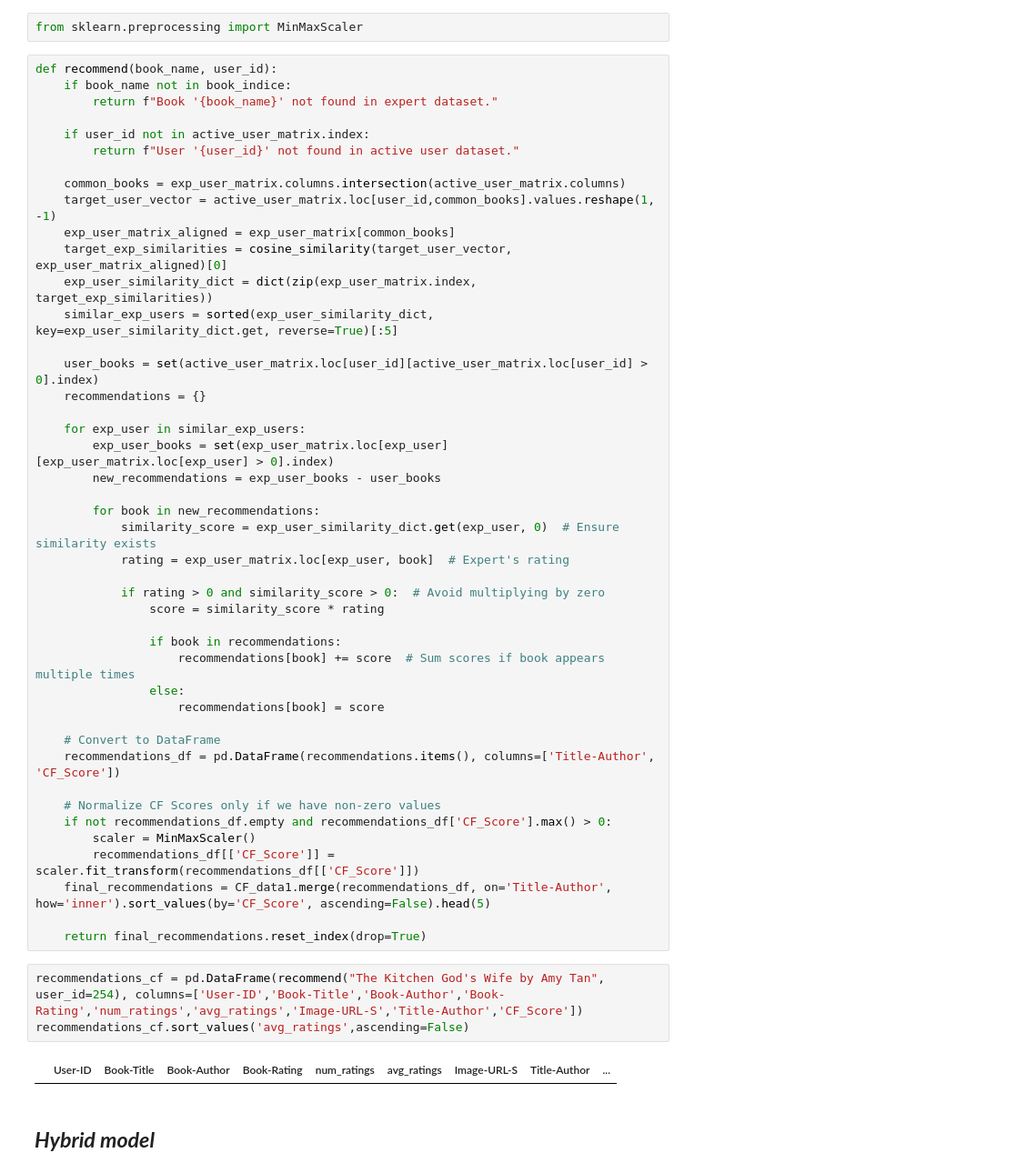
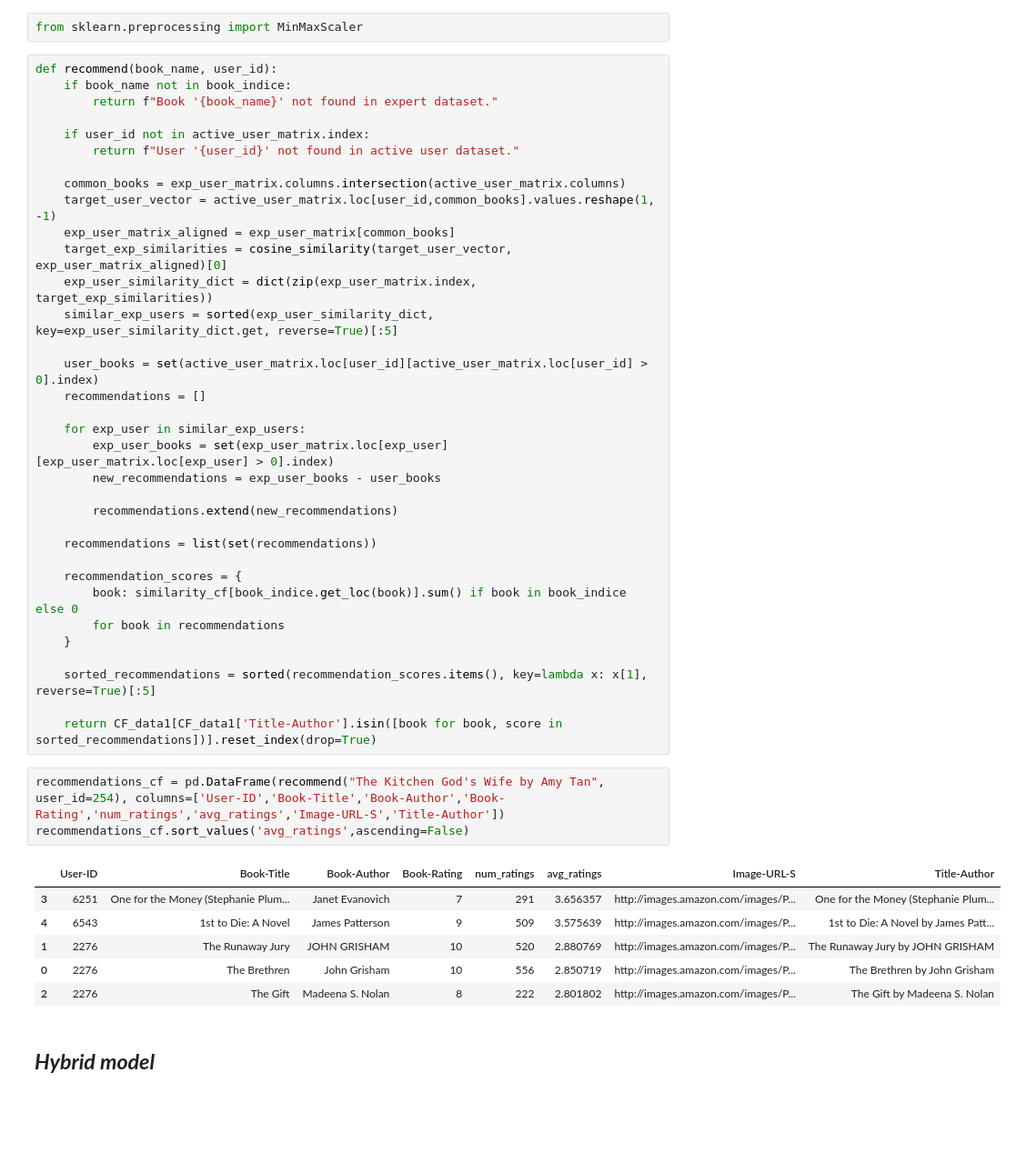
Before and after one commit to vidhan66/Book-Recommendation-System, a Jupyter notebook: Book_Recommendation_System.ipynb, the cells around one changed output. Shown at 91% size. Saved outputs shown, nothing was run; the diff lists cells and outputs as text; blank space fills up the shorter version.

Commit message:
added scores in cbf for hybrid model

```diff
--- a/Book_Recommendation_System.ipynb
+++ b/Book_Recommendation_System.ipynb
@@ -599,39 +599,34 @@ def recommend(book_name, user_id):
     similar_exp_users = sorted(exp_user_similarity_dict, key=exp_user_similarity_dict.get, reverse=True)[:5]
 
     user_books = set(active_user_matrix.loc[user_id][active_user_matrix.loc[user_id] > 0].index)
-    recommendations = {}
+    recommendations = []
 
     for exp_user in similar_exp_users:
         exp_user_books = set(exp_user_matrix.loc[exp_user][exp_user_matrix.loc[exp_user] > 0].index)
         new_recommendations = exp_user_books - user_books
 
-        for book in new_recommendations:
-            similarity_score = exp_user_similarity_dict.get(exp_user, 0)  # Ensure similarity exists
-            rating = exp_user_matrix.loc[exp_user, book]  # Expert's rating
+        recommendations.extend(new_recommendations)
 
-            if rating > 0 and similarity_score > 0:  # Avoid multiplying by zero
-                score = similarity_score * rating
+    recommendations = list(set(recommendations))
 
-                if book in recommendations:
-                    recommendations[book] += score  # Sum scores if book appears multiple times
-                else:
-                    recommendations[book] = score
+    recommendation_scores = {
+        book: similarity_cf[book_indice.get_loc(book)].sum() if book in book_indice else 0
+        for book in recommendations
+    }
 
-    # Convert to DataFrame
-    recommendations_df = pd.DataFrame(recommendations.items(), columns=['Title-Author', 'CF_Score'])
+    sorted_recommendations = sorted(recommendation_scores.items(), key=lambda x: x[1], reverse=True)[:5]
 
-    # Normalize CF Scores only if we have non-zero values
-    if not recommendations_df.empty and recommendations_df['CF_Score'].max() > 0:
-        scaler = MinMaxScaler()
-        recommendations_df[['CF_Score']] = scaler.fit_transform(recommendations_df[['CF_Score']])
-    final_recommendations = CF_data1.merge(recommendations_df, on='Title-Author', how='inner').sort_values(by='CF_Score', ascending=False).head(5)
-
-    return final_recommendations.reset_index(drop=True)
+    return CF_data1[CF_data1['Title-Author'].isin([book for book, score in sorted_recommendations])].reset_index(drop=True)
 # %%
-recommendations_cf = pd.DataFrame(recommend("The Kitchen God's Wife by Amy Tan", user_id=254), columns=['User-ID','Book-Title','Book-Author','Book-Rating','num_ratings','avg_ratings','Image-URL-S','Title-Author','CF_Score'])
+recommendations_cf = pd.DataFrame(recommend("The Kitchen God's Wife by Amy Tan", user_id=254), columns=['User-ID','Book-Title','Book-Author','Book-Rating','num_ratings','avg_ratings','Image-URL-S','Title-Author'])
 recommendations_cf.sort_values('avg_ratings',ascending=False)
 # %% [output]
-|  | User-ID | Book-Title | Book-Author | Book-Rating | num_ratings | avg_ratings | Image-URL-S | Title-Author | ... |
+|  | User-ID | Book-Title | Book-Author | Book-Rating | num_ratings | avg_ratings | Image-URL-S | Title-Author |
+| 3 | 6251 | One for the Money (Stephanie Plum... | Janet Evanovich | 7 | 291 | 3.656357 | http://images.amazon.com/images/P... | One for the Money (Stephanie Plum... |
+| 4 | 6543 | 1st to Die: A Novel | James Patterson | 9 | 509 | 3.575639 | http://images.amazon.com/images/P... | 1st to Die: A Novel by James Patt... |
+| 1 | 2276 | The Runaway Jury | JOHN GRISHAM | 10 | 520 | 2.880769 | http://images.amazon.com/images/P... | The Runaway Jury by JOHN GRISHAM |
+| 0 | 2276 | The Brethren | John Grisham | 10 | 556 | 2.850719 | http://images.amazon.com/images/P... | The Brethren by John Grisham |
+| 2 | 2276 | The Gift | Madeena S. Nolan | 8 | 222 | 2.801802 | http://images.amazon.com/images/P... | The Gift by Madeena S. Nolan |
 # %% [markdown]
 ## ***Hybrid model***
 # %%
```
Also changed, not shown: parts of 1 cell of this notebook.
